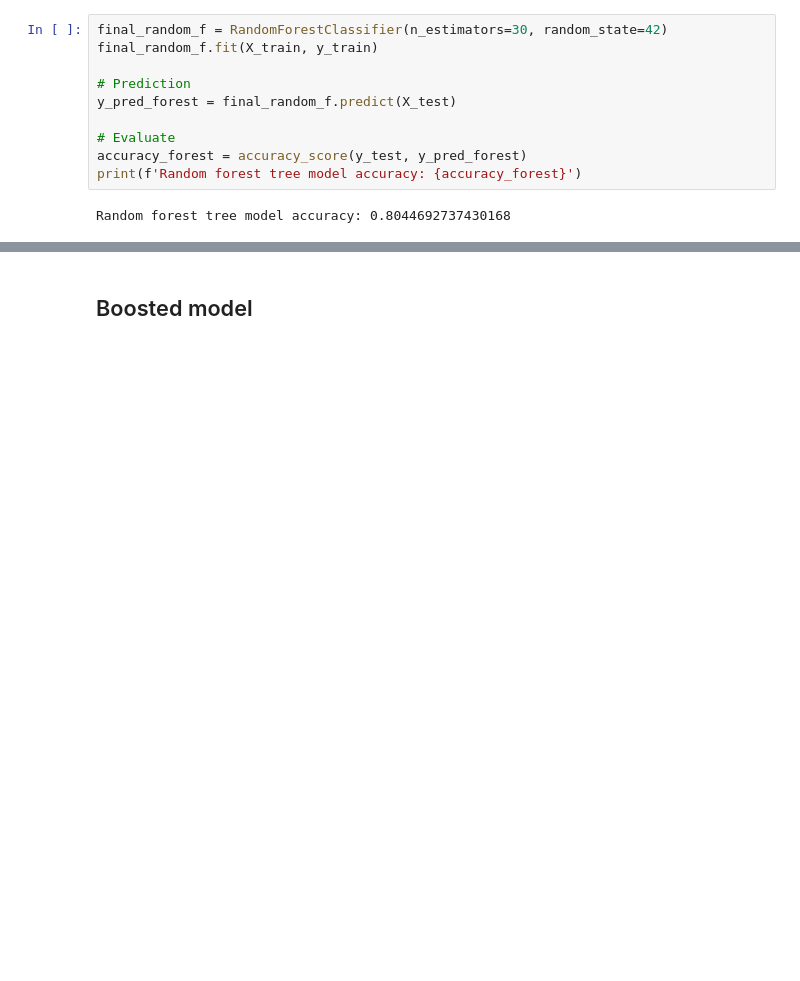
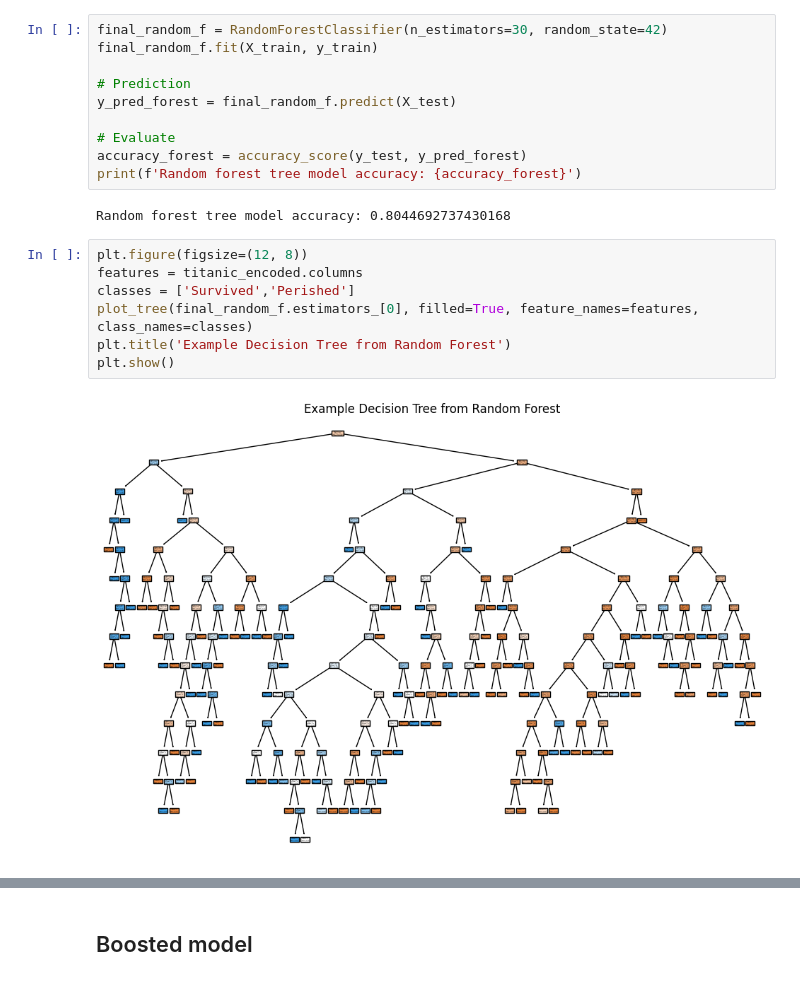
Before and after one commit to S-Humble/Bootcamp-code-examples, a Jupyter notebook: Tasks/Task 21 - Random forests/decision_tree_titanic.ipynb, the cells around one changed output, grey strips where cells are left out. Saved outputs shown, nothing was run; the diff lists cells and outputs as text; blank space fills up the shorter version.

Commit message:
Random forest task - complete

```diff
--- a/Tasks/Task 21 - Random forests/decision_tree_titanic.ipynb
+++ b/Tasks/Task 21 - Random forests/decision_tree_titanic.ipynb
@@ -354,3 +354,12 @@ accuracy_forest = accuracy_score(y_test, y_pred_forest)
 print(f'Random forest tree model accuracy: {accuracy_forest}')
 # %% [output]
 Random forest tree model accuracy: 0.8044692737430168
+# %%
+plt.figure(figsize=(12, 8))
+features = titanic_encoded.columns
+classes = ['Survived','Perished']
+plot_tree(final_random_f.estimators_[0], filled=True, feature_names=features, class_names=classes)
+plt.title('Example Decision Tree from Random Forest')
+plt.show()
+# %% [output]
+[figure, added]
```
Also changed, not shown: parts of 9 cells of this notebook.
